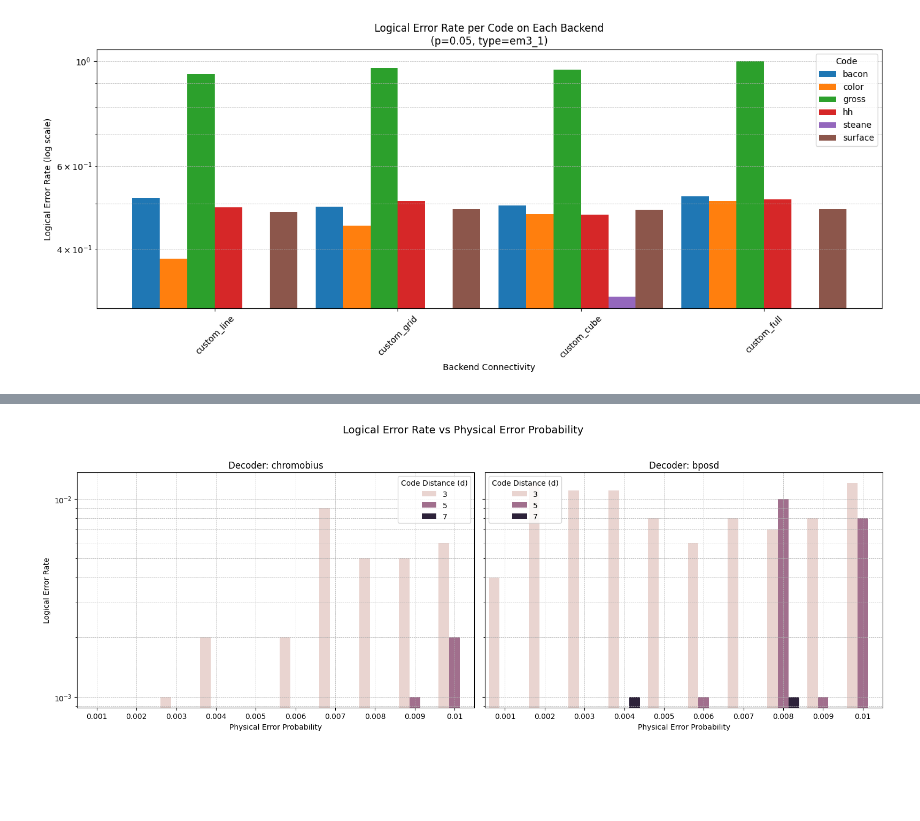
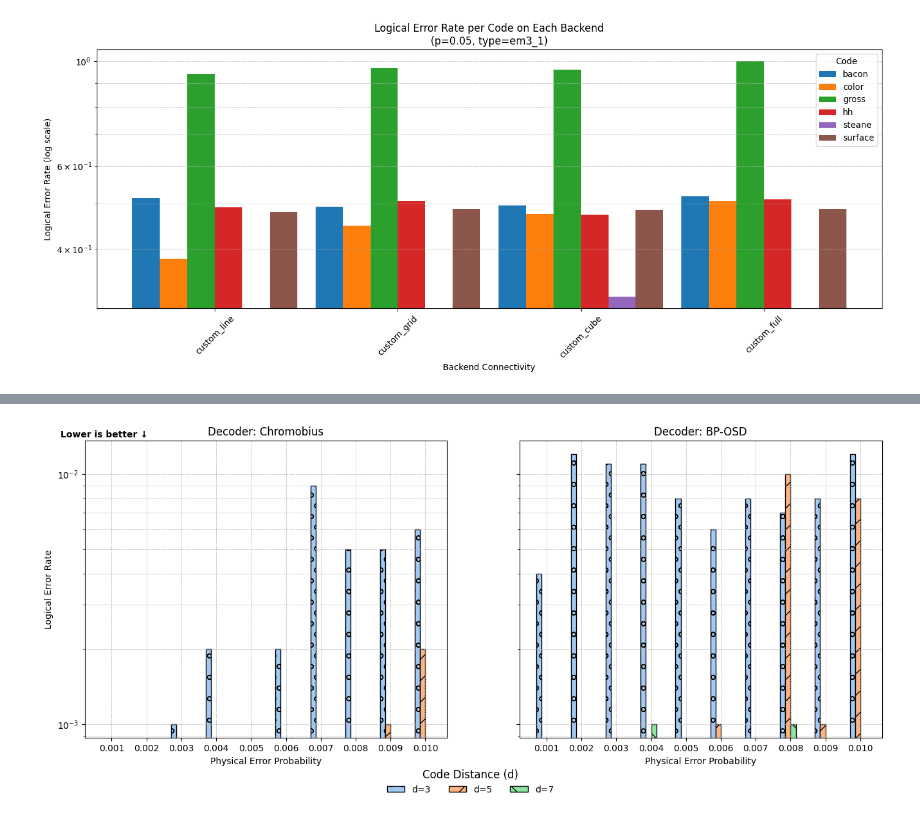
Before and after one commit to aswierkowska/eccentric_bench, a Jupyter notebook: utils/plots.ipynb, the cells around one changed output, grey strips where cells are left out. Drawn from its saved outputs; the diff is of its cells as text; code cells hidden in the pictures; blank space fills up the shorter version.

Commit message:
Experiments for chromobius

```diff
--- a/utils/plots.ipynb
+++ b/utils/plots.ipynb
@@ -172,6 +172,8 @@ for _, row in combinations.iterrows():
 import pandas as pd
 import matplotlib.pyplot as plt
 import seaborn as sns
+import numpy as np
+from matplotlib.patches import Patch
 
 # Define the path to your CSV file
 csv_file_path = '../experiment_results/chromobius/results.csv'
@@ -202,28 +204,88 @@ fig, axes = plt.subplots(1, 2, figsize=(16, 6), sharey=True)
 # List of decoders to plot
 decoders = ['chromobius', 'bposd']
 
-# Create bar plots
+# Define a color palette for size_x categories
+size_x_categories = sorted(df['size_x'].unique())
+palette = sns.color_palette("pastel", n_colors=len(size_x_categories))
+
+# Define hatches to cycle through for different size_x values
+hatches = ['o', '/', '\\', 'x', 'o', 'O', '.', '*']
+
 for ax, decoder in zip(axes, decoders):
     df_dec = df[df['decoder'] == decoder]
-    sns.barplot(
-        data=df_dec,
-        x='error_prob',
-        y='logical_error_rate',
-        hue='size_x',
-        ci=None,
-        ax=ax
-    )
-    if decoder == "chromobius":
-        ax.set_title(f"Decoder: Chromobius")
-    else:
-        ax.set_title(f"Decoder: BP-OSD")
+
+    # Aggregate mean logical_error_rate for each error_prob and size_x combination
+    agg = df_dec.groupby(['error_prob', 'size_x'])['logical_error_rate'].mean().reset_index()
+
+    # Create bars manually to control hatches
+    width = 0.15  # bar width
+    x_values = sorted(agg['error_prob'].unique())
+    x_pos = np.arange(len(x_values))
+
+    for i, size_x in enumerate(size_x_categories):
+        subset = agg[agg['size_x'] == size_x]
+        # Align bars side-by-side
+        xpos_shifted = x_pos - (len(size_x_categories)/2 - i) * width
+
+        ax.bar(
+            xpos_shifted,
+            subset['logical_error_rate'],
+            width=width,
+            color=palette[i],
+            hatch=hatches[i % len(hatches)],
+            edgecolor='black'
+        )
+
+    ax.set_title(f"Decoder: {'Chromobius' if decoder == 'chromobius' else 'BP-OSD'}")
     ax.set_xlabel("Physical Error Probability")
-    ax.set_ylabel("Logical Error Rate")
+    if ax == axes[0]:
+        ax.set_ylabel("Logical Error Rate")
     ax.set_yscale("log")
+    ax.set_xticks(x_pos)
+    ax.set_xticklabels([f"{x:.3f}" for x in x_values])
     ax.grid(True, which='both', linestyle='--', linewidth=0.5)
-    ax.legend(title="Code Distance (d)")
 
-plt.suptitle("Logical Error Rate vs Physical Error Probability", fontsize=14)
-plt.tight_layout(rect=[0, 0, 1, 0.95])  # Leave space for the main title
+    # Add "Lower is better ↓" in top-left corner of each subplot
+    ylim = ax.get_ylim()
+    xlim = ax.get_xlim()
+
+axes[0].text(
+    xlim[0] - 0.7,  # slightly left outside plot area
+    ylim[1] * 1.1,  # slightly above top
+    "Lower is better ↓",
+    fontsize=10,
+    fontweight="bold",
+    verticalalignment="top",
+    horizontalalignment="left"
+)
+
+# --- Manual legend for d=3,5,7 only ---
+legend_sizes = [3, 5, 7]
+legend_handles = []
+
+for size in legend_sizes:
+    if size in size_x_categories:
+        i = size_x_categories.index(size)
+        patch = Patch(
+            facecolor=palette[i],
+            edgecolor='black',
+            hatch=hatches[i % len(hatches)],
+            label=f'd={size}'
+        )
+        legend_handles.append(patch)
+
+
+
+fig.legend(
+    handles=legend_handles,
+    title="Code Distance (d)",
+    loc='upper center',
+    bbox_to_anchor=(0.5, 0.05),
+    ncol=3,
+    fontsize=10,
+    title_fontsize=12,
+    frameon=False
+)
+plt.savefig("../data/chromobius/color_decoder_phenomenological.png", bbox_inches='tight')
 plt.show()
 # %% [output]
@@ -237 +292 @@ The `ci` parameter is deprecated. Use `errorbar=None` for the same effect.
-[figure, old version]
+[figure, new version]
```
Also changed, not shown: parts of 2 cells of this notebook, 8 other files.
